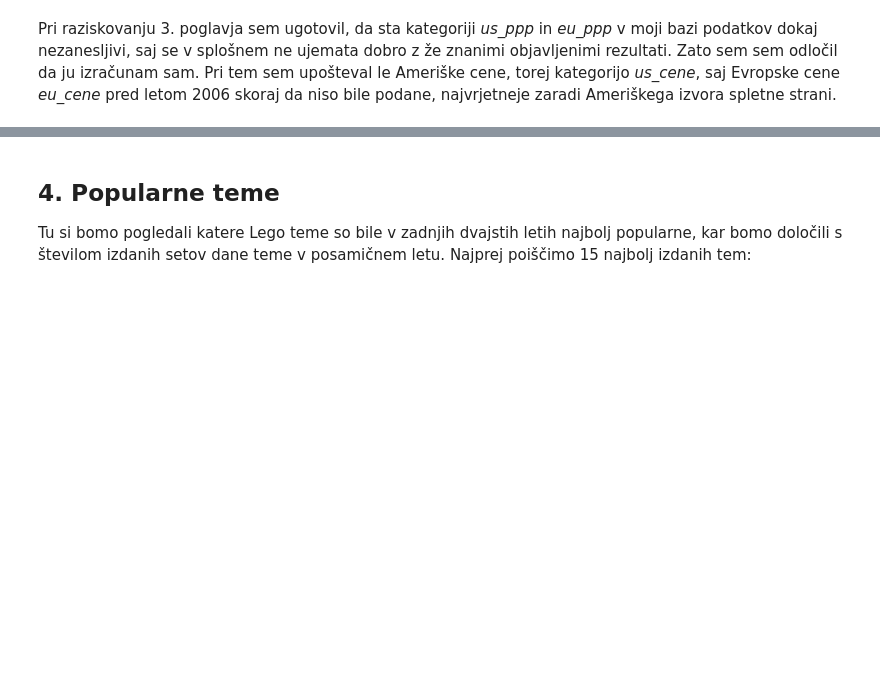
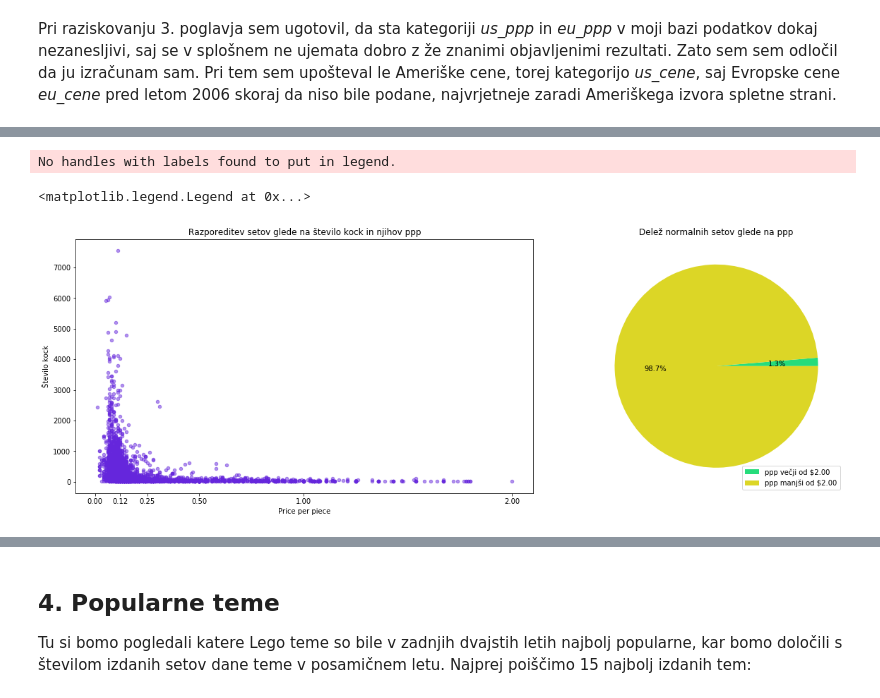
Before and after one commit to kazi99/Lego-sets, a Jupyter notebook: lego_analiza.ipynb, the cells around one changed output, grey strips where cells are left out. Saved outputs shown, nothing was run; the diff lists cells and outputs as text; code cells hidden in the pictures; blank space fills up the shorter version.

```diff
--- a/lego_analiza.ipynb
+++ b/lego_analiza.ipynb
@@ -176,4 +180,5 @@ ax3b.legend(loc='best')
 Pri raziskovanju 3. poglavja sem ugotovil, da sta kategoriji *us_ppp* in *eu_ppp* v moji bazi podatkov dokaj nezanesljivi, saj se v splošnem ne ujemata dobro z že znanimi objavljenimi rezultati. Zato sem sem odločil da ju izračunam sam. Pri tem sem upošteval le Ameriške cene, torej kategorijo *us_cene*, saj Evropske cene *eu_cene* pred letom 2006 skoraj da niso bile podane, najvrjetneje zaradi Ameriškega izvora spletne strani.
 # %%
 # to kategorijo si je splacalo shraniti saj jo bom poteboval kasneje
-sets['true_ppp'] = seti_s_kockami.us_cena / seti_s_kockami.st_kock
+sets['true_ppp'] = round(seti_s_kockami.us_cena / seti_s_kockami.st_kock,2)
+sets.true_ppp.median()
@@ -185,0 +195,19 @@ Zanimivo je še opaziti kako pride pri določenih cenah do navpičnih zgostitev.
+# %%
+fig32 = plt.figure(1, figsize=(9,5))
+ax32a = fig32.add_subplot(111, position=[0,0,1,1])
+sets[(sets.true_ppp <= 2) & (sets.st_kock > 10)].plot.scatter(x='true_ppp', y='st_kock', ax=ax32a, color='#6526DC', alpha=0.5, title='Razporeditev setov glede na število kock in njihov ppp', xticks=[0.00, 0.12, 0.25, 0.50, 1.00, 2.00])
+ax32a.set_ylabel('Število kock')
+ax32a.set_xlabel('Price per piece')
+
+ax32b = fig32.add_subplot(121, position=[0.9,0,1,1])
+big_ppp = sets[sets.true_ppp >= 2].true_ppp.count()
+normal_ppp = sets[sets.true_ppp < 2].true_ppp.count()
+ppp_dilema = pd.DataFrame({'ppp' : [big_ppp, normal_ppp]}, index=['ppp večji od $2.00', 'ppp manjši od $2.00'])
+ppp_dilema.plot.pie(subplots=True, ax=ax32b, colors=['#DCD626', '#26DC7B'][::-1], autopct='%0.1f%%', labels=None)
+ax32b.set_title('Delež normalnih setov glede na ppp')
+ax32b.set_ylabel('')
+ax32b.legend(loc=4, labels=ppp_dilema.index)
+# %% [output]
+No handles with labels found to put in legend.
+<matplotlib.legend.Legend at 0x...>
+[figure, added]
```
Also changed, not shown: parts of 14 cells of this notebook.
